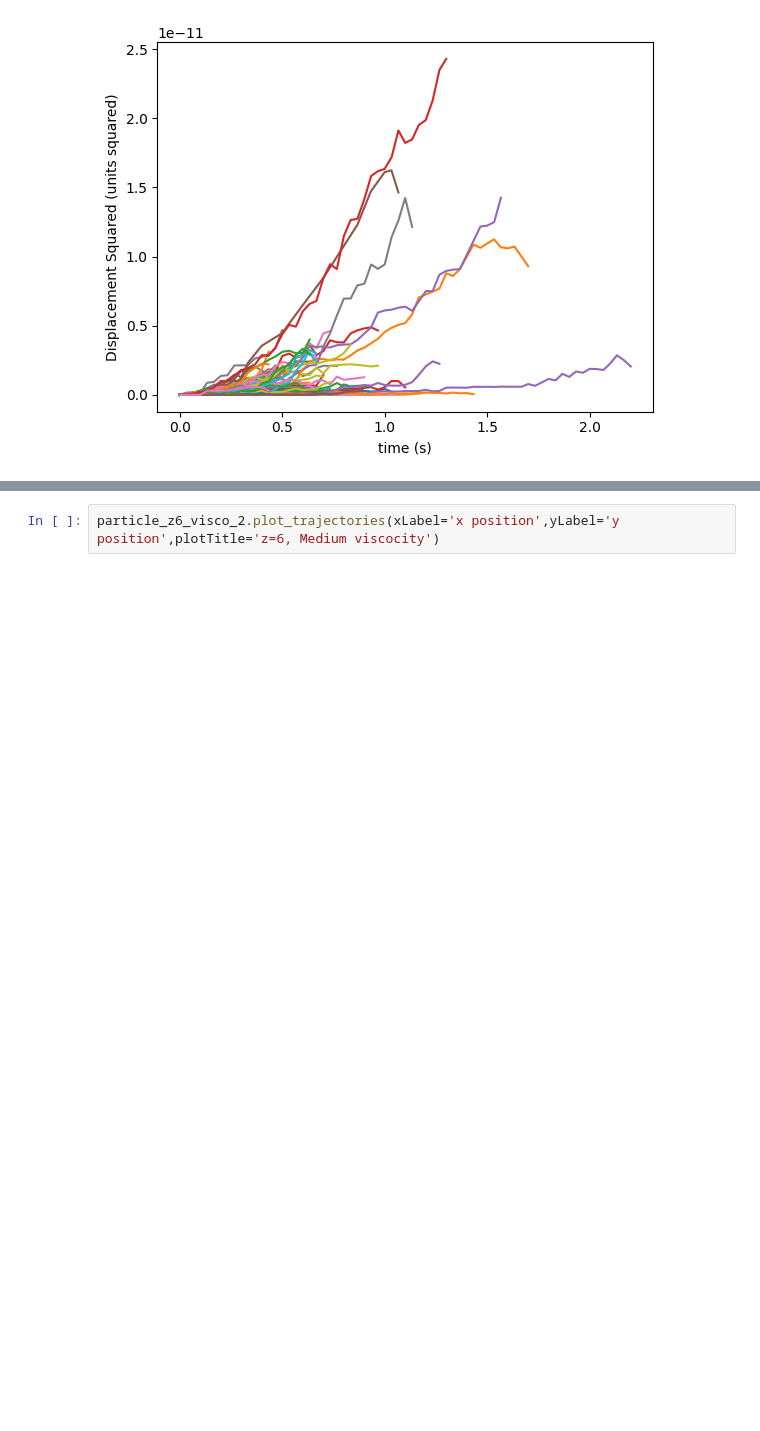
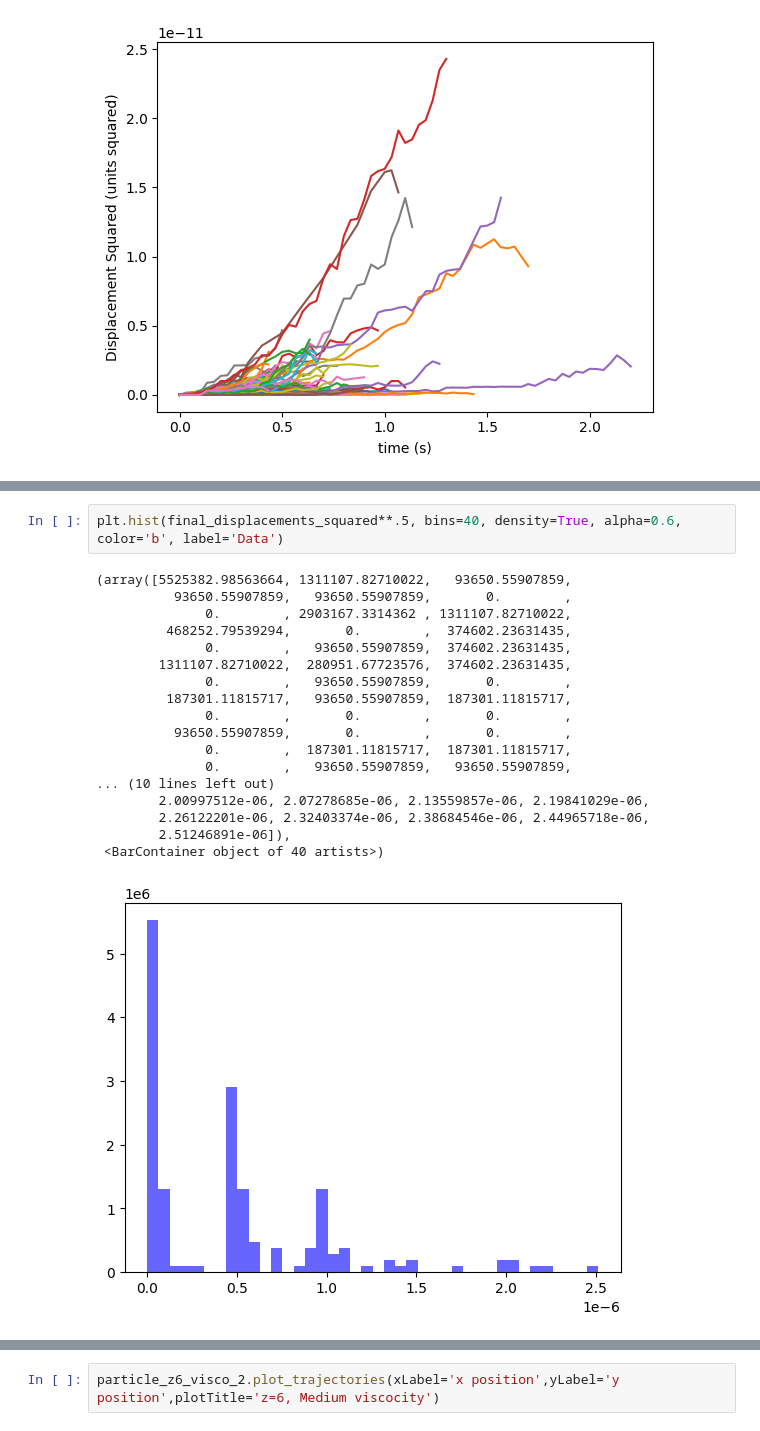
Before and after one commit to sydperk8/111b-Labs, a Jupyter notebook: BMC Analysis.ipynb, the cells around one changed output, grey strips where cells are left out. Cells and saved outputs as stored; diff of their text form; blank space fills up the shorter version.

```diff
--- a/BMC Analysis.ipynb
+++ b/BMC Analysis.ipynb
@@ -509,0 +595,21 @@ particle_z6_visco_1.plot_displacementAll()
+# %%
+plt.hist(final_displacements_squared**.5, bins=40, density=True, alpha=0.6, color='b', label='Data')
+# %% [output]
+(array([5525382.98563664, 1311107.82710022,   93650.55907859,
+          93650.55907859,   93650.55907859,       0.        ,
+              0.        , 2903167.3314362 , 1311107.82710022,
+         468252.79539294,       0.        ,  374602.23631435,
+              0.        ,   93650.55907859,  374602.23631435,
+        1311107.82710022,  280951.67723576,  374602.23631435,
+              0.        ,   93650.55907859,       0.        ,
+         187301.11815717,   93650.55907859,  187301.11815717,
+              0.        ,       0.        ,       0.        ,
+          93650.55907859,       0.        ,       0.        ,
+              0.        ,  187301.11815717,  187301.11815717,
+              0.        ,   93650.55907859,   93650.55907859,
+... (10 lines left out)
+        2.00997512e-06, 2.07278685e-06, 2.13559857e-06, 2.19841029e-06,
+        2.26122201e-06, 2.32403374e-06, 2.38684546e-06, 2.44965718e-06,
+        2.51246891e-06]),
+ <BarContainer object of 40 artists>)
+[figure, added]
```
Also changed, not shown: parts of 119 cells of this notebook.
